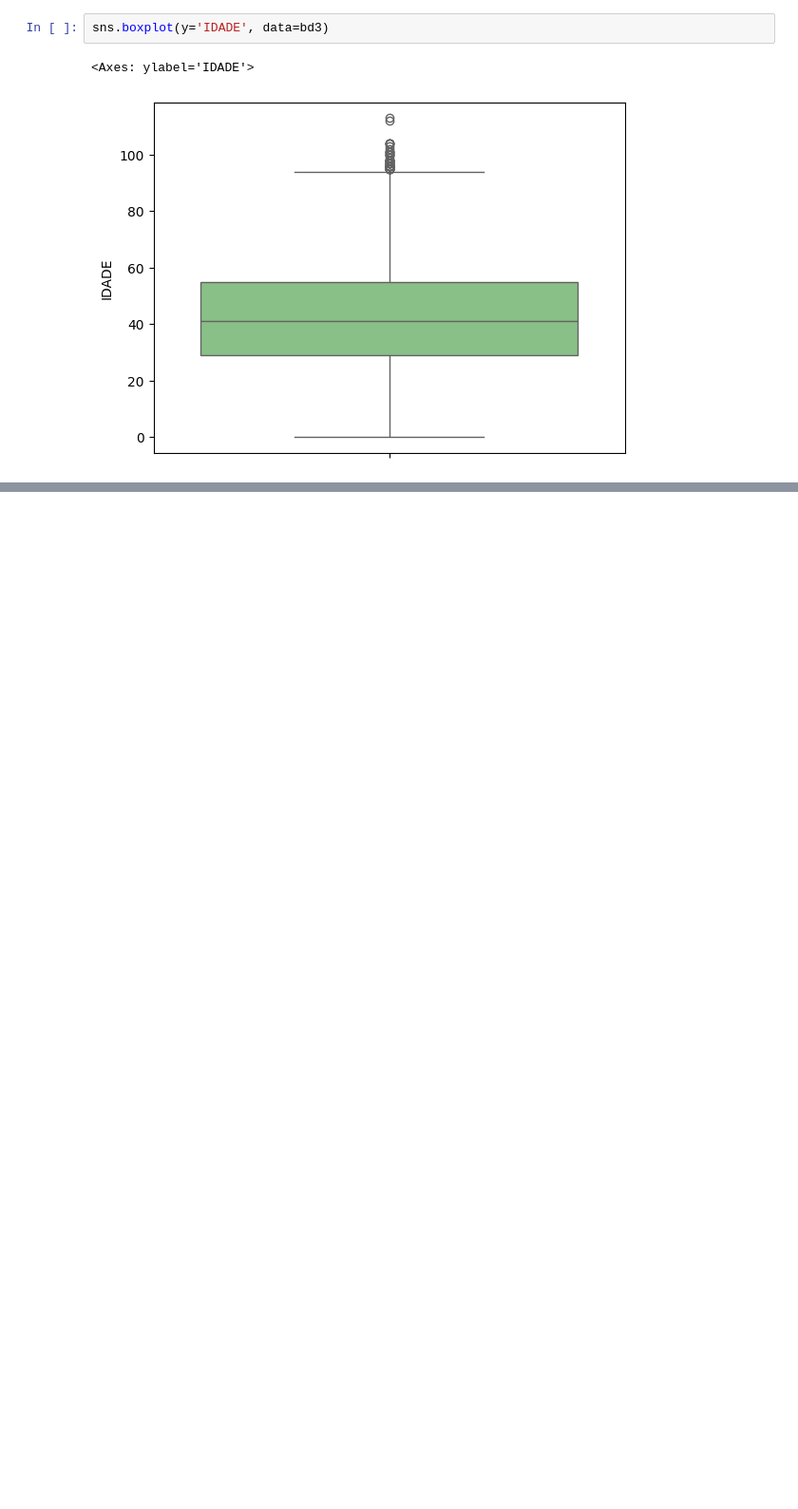
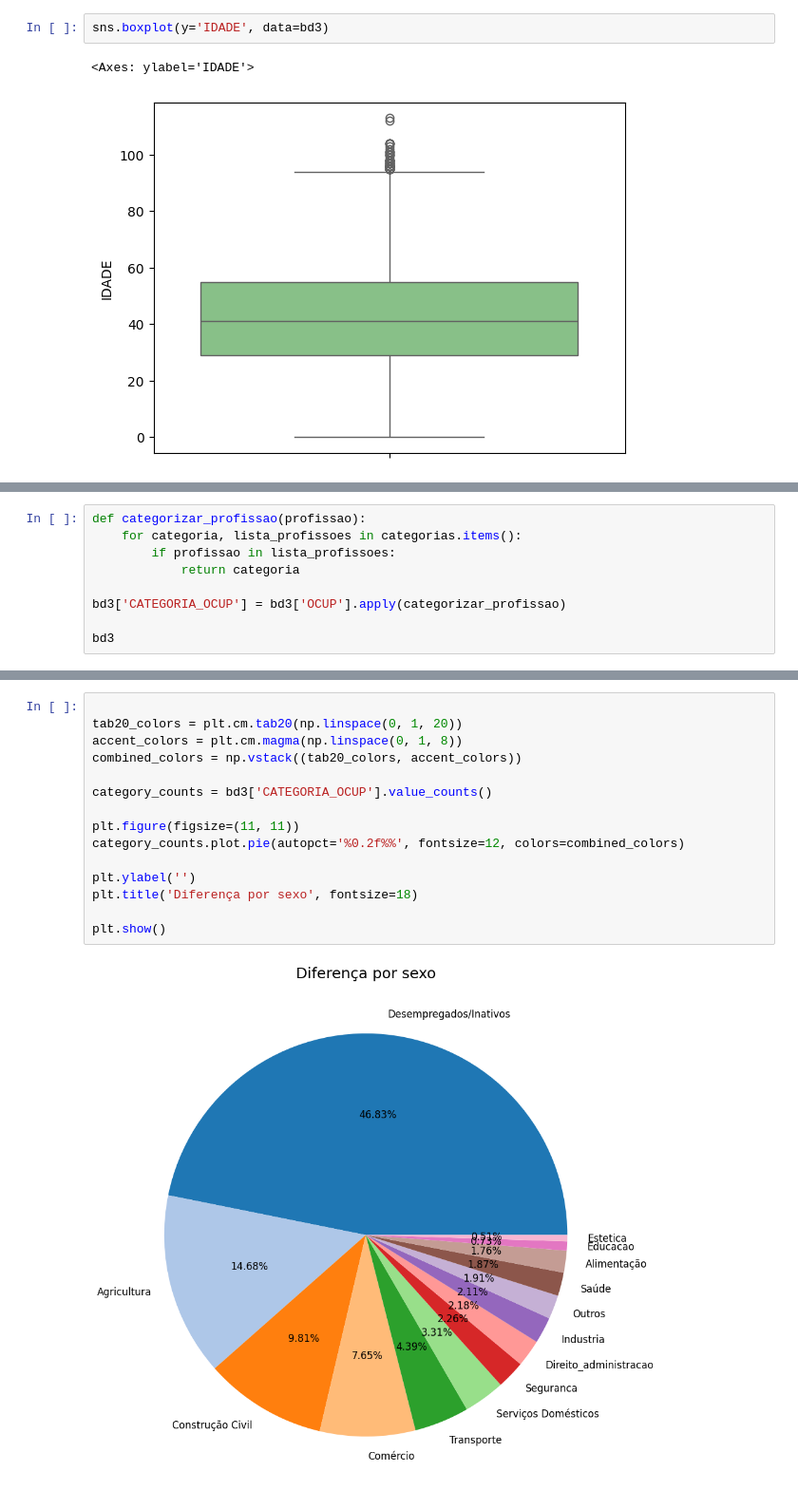
Before and after one commit to vitor1209/AnalisaAI, a Jupyter notebook: SaudeJovem/AnalisaAi_SUICIDIOS.ipynb, the cells around one changed output, grey strips where cells are left out. Shown at 95% size. Saved outputs shown, nothing was run; the diff lists cells and outputs as text; blank space fills up the shorter version.

Commit message:
profissoes

```diff
--- a/SaudeJovem/AnalisaAi_SUICIDIOS.ipynb
+++ b/SaudeJovem/AnalisaAi_SUICIDIOS.ipynb
@@ -750,0 +2019,9 @@ bd3.describe()
+# %%
+def categorizar_profissao(profissao):
+    for categoria, lista_profissoes in categorias.items():
+        if profissao in lista_profissoes:
+            return categoria
+
+bd3['CATEGORIA_OCUP'] = bd3['OCUP'].apply(categorizar_profissao)
+
+bd3
@@ -750,0 +2042,17 @@ bd3.describe()
+# %%
+
+tab20_colors = plt.cm.tab20(np.linspace(0, 1, 20))
+accent_colors = plt.cm.magma(np.linspace(0, 1, 8))
+combined_colors = np.vstack((tab20_colors, accent_colors))
+
+category_counts = bd3['CATEGORIA_OCUP'].value_counts()
+
+plt.figure(figsize=(11, 11))
+category_counts.plot.pie(autopct='%0.2f%%', fontsize=12, colors=combined_colors)
+
+plt.ylabel('')
+plt.title('Diferença por sexo', fontsize=18)
+
+plt.show()
+# %% [output]
+[figure, added]
```
Also changed, not shown: parts of 17 cells of this notebook.
